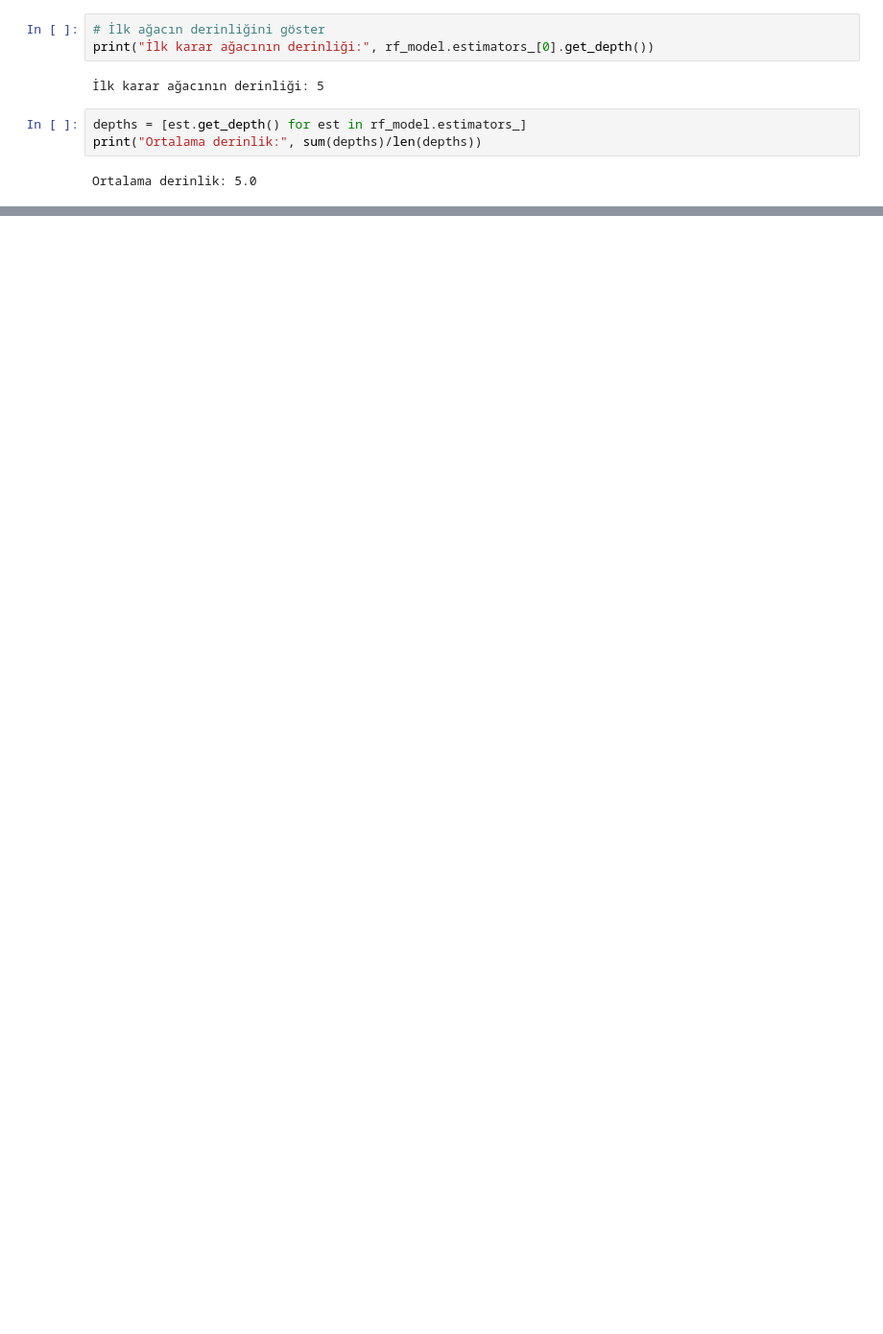
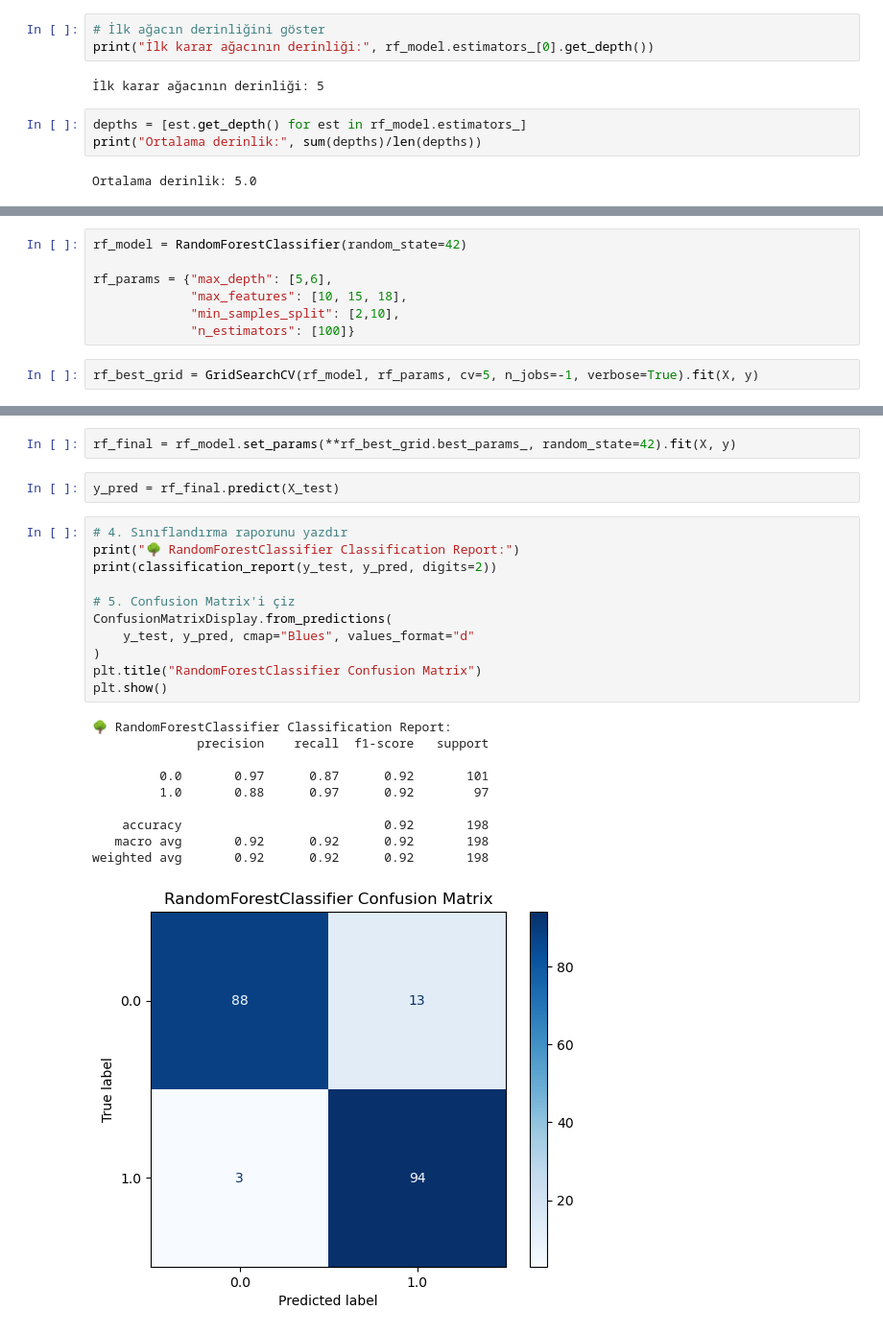
Before and after one commit to Metin323/SugerCoded, a Jupyter notebook: SugarCoded_Özetlenmiş.ipynb, the cells around one changed output, grey strips where cells are left out. Shown: that part at 96% size. Drawn from its saved outputs; the diff is of its cells as text; blank space fills up the shorter version.

```diff
--- a/SugarCoded_Özetlenmiş.ipynb
+++ b/SugarCoded_Özetlenmiş.ipynb
@@ -617,0 +644,9 @@ Ortalama recall: 0.8520000000000001
+# %%
+rf_model = RandomForestClassifier(random_state=42)
+
+rf_params = {"max_depth": [5,6],
+             "max_features": [10, 15, 18],
+             "min_samples_split": [2,10],
+             "n_estimators": [100]}
+# %%
+rf_best_grid = GridSearchCV(rf_model, rf_params, cv=5, n_jobs=-1, verbose=True).fit(X, y)
@@ -617,0 +662,26 @@ Ortalama recall: 0.8520000000000001
+# %%
+rf_final = rf_model.set_params(**rf_best_grid.best_params_, random_state=42).fit(X, y)
+# %%
+y_pred = rf_final.predict(X_test)
+# %%
+# 4. Sınıflandırma raporunu yazdır
+print("🌳 RandomForestClassifier Classification Report:")
+print(classification_report(y_test, y_pred, digits=2))
+
+# 5. Confusion Matrix'i çiz
+ConfusionMatrixDisplay.from_predictions(
+    y_test, y_pred, cmap="Blues", values_format="d"
+)
+plt.title("RandomForestClassifier Confusion Matrix")
+plt.show()
+# %% [output]
+🌳 RandomForestClassifier Classification Report:
+              precision    recall  f1-score   support
+
+         0.0       0.97      0.87      0.92       101
+         1.0       0.88      0.97      0.92        97
+
+    accuracy                           0.92       198
+   macro avg       0.92      0.92      0.92       198
+weighted avg       0.92      0.92      0.92       198
+[figure, added]
```
Also changed, not shown: parts of 36 cells of this notebook.
